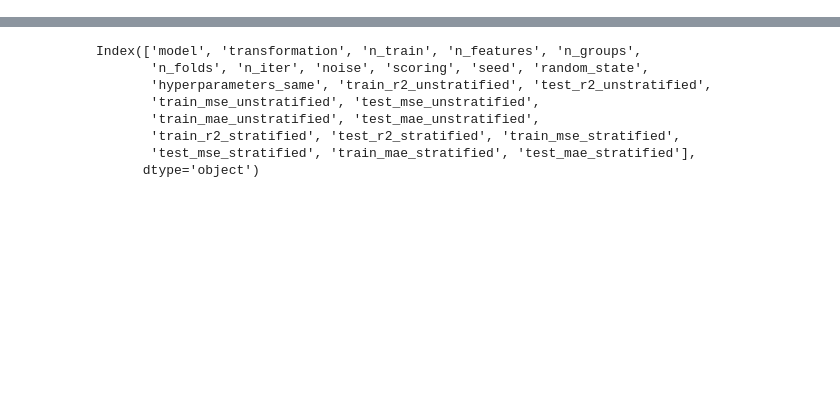
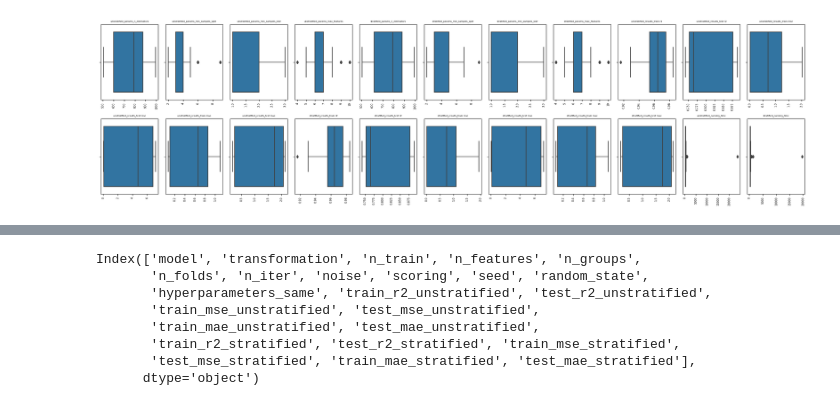
Before and after one commit to annegriddl/slds_stratification, a Jupyter notebook: Simulations/Experiments4 Final SetUp RF/visualization_results_Nadja.ipynb, the cells around one changed output, grey strips where cells are left out. Drawn from its saved outputs; the diff is of its cells as text; code cells hidden in the pictures; blank space fills up the shorter version.

Commit message:
updated evaluation visualizaitons

```diff
--- a/Simulations/Experiments4 Final SetUp RF/visualization_results_Nadja.ipynb
+++ b/Simulations/Experiments4 Final SetUp RF/visualization_results_Nadja.ipynb
@@ -329,0 +116,7 @@ Name: 99, dtype: object
+# %%
+# give summary of every column
+data_desciptives = data.loc[:, model_info_variables]
+# in data_desciptives make all columns categorical
+data_desciptives = data_desciptives.astype('category')
+# show summary of every column
+data_desciptives.describe(include='all')
@@ -329,0 +162,17 @@ Name: 99, dtype: object
+# %%
+data.columns
+# corresponding variables variables
+evaluaton_variables = ['unstratified_params_n_estimators',
+       'unstratified_params_min_samples_split',
+       'unstratified_params_min_samples_leaf',
+       'unstratified_params_max_features', 'stratified_params_n_estimators',
+       'stratified_params_min_samples_split',
+       'stratified_params_min_samples_leaf', 'stratified_params_max_features',
+       'unstratified_results_train r2', 'unstratified_results_test r2',
+       'unstratified_results_train mse', 'unstratified_results_test mse',
+       'unstratified_results_train mae', 'unstratified_results_test mae',
+       'stratified_results_train r2', 'stratified_results_test r2',
+       'stratified_results_train mse', 'stratified_results_test mse',
+       'stratified_results_train mae', 'stratified_results_test mae',
+       'unstratified_running_time', 'stratified_running_time']
+len(evaluaton_variables)
@@ -329,0 +181,3 @@ Name: 99, dtype: object
+# %%
+data_desciptives = data.loc[:, evaluaton_variables]
+data_desciptives.describe(include='all')
@@ -329,0 +195,16 @@ Name: 99, dtype: object
+# %%
+fig, axes = plt.subplots(2, 11, figsize=(22, 6))
+
+for i, column in enumerate(data_desciptives.columns):
+    ax = axes[i // 11, i % 11]
+    sns.boxplot(x=data_desciptives[column], ax=ax)
+    ax.set_title(column, fontsize=5)
+    ax.set_xlabel('', fontsize=5)
+    ax.set_ylabel('', fontsize=5)
+    ax.tick_params(axis='x', rotation=90, labelsize=6)
+    ax.tick_params(axis='y', labelsize=6)
+
+plt.tight_layout()
+plt.show()
+# %% [output]
+[figure, added]
```
Also changed, not shown: parts of 45 cells of this notebook, 1 other file.
